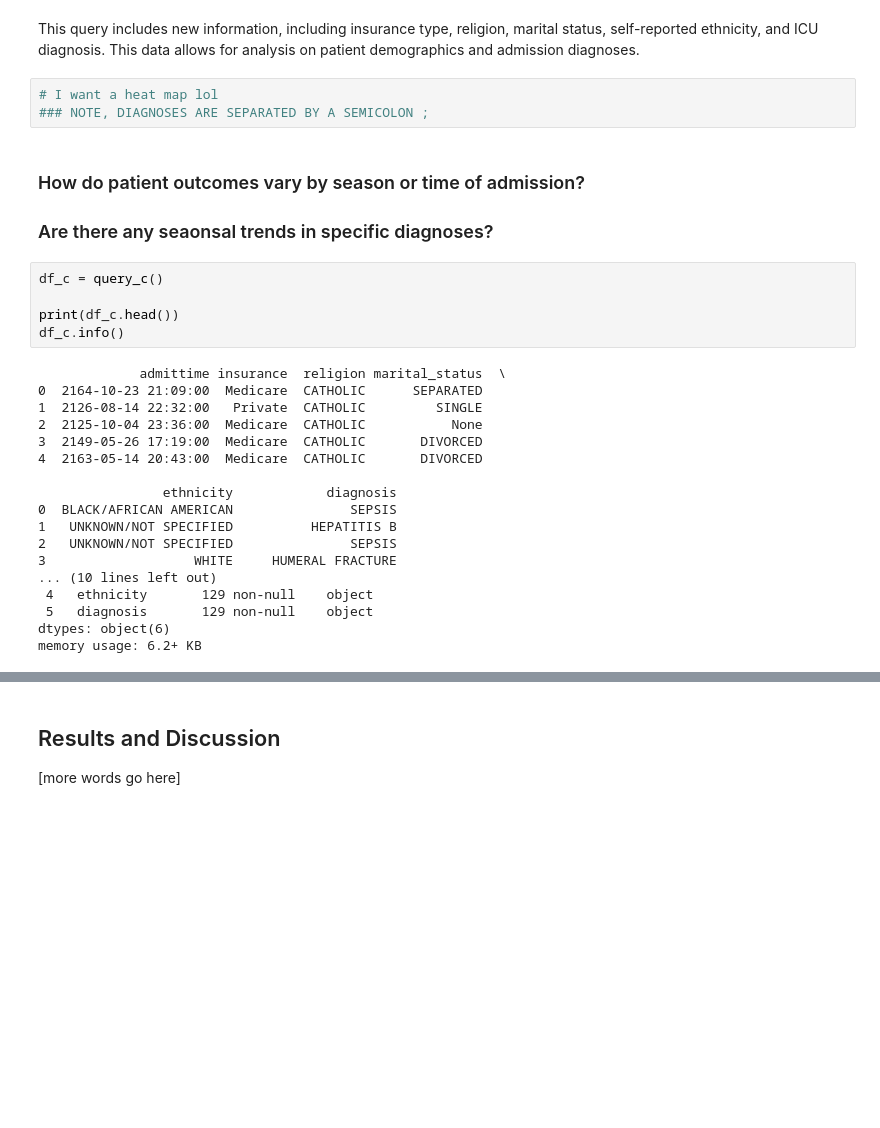
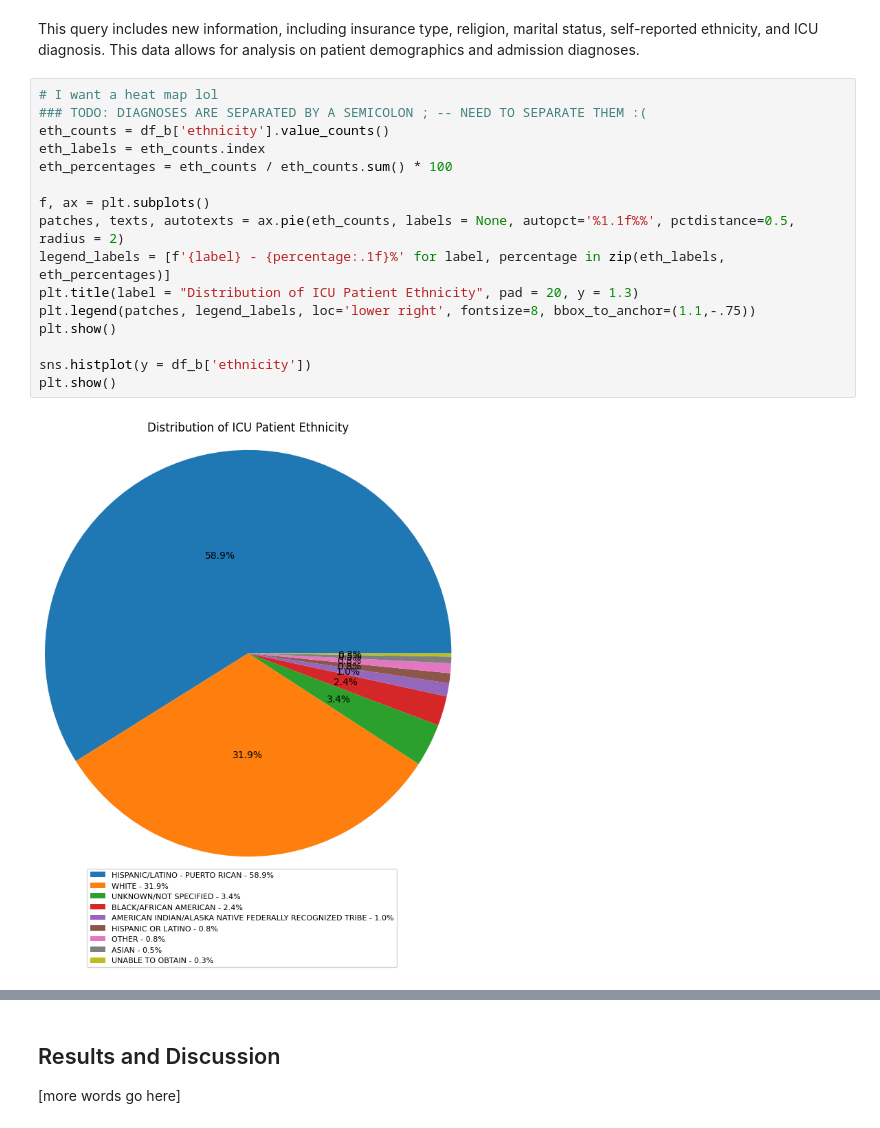
Before and after one commit to punstack/Health-Care-Analytics, a Jupyter notebook: eda.ipynb, the cells around one changed output, grey strips where cells are left out. Saved outputs shown, nothing was run; the diff lists cells and outputs as text; blank space fills up the shorter version.

Commit message:
Updated more graphs in query 2

```diff
--- a/eda.ipynb
+++ b/eda.ipynb
@@ -162,32 +165,21 @@ dtypes: category(1), float64(2), int64(2), object(6)
 memory usage: 30.5+ KB
 # %% [markdown]
 This query includes new information, including insurance type, religion, marital status, self-reported ethnicity, and ICU diagnosis. This data allows for analysis on patient demographics and admission diagnoses.
-# %%
-# I want a heat map lol
-### NOTE, DIAGNOSES ARE SEPARATED BY A SEMICOLON ;
-# %% [markdown]
-### How do patient outcomes vary by season or time of admission?
-### Are there any seaonsal trends in specific diagnoses?
-# %%
-df_c = query_c()
-
-print(df_c.head())
-df_c.info()
-# %% [output]
-             admittime insurance  religion marital_status  \
-0  2164-10-23 21:09:00  Medicare  CATHOLIC      SEPARATED
-1  2126-08-14 22:32:00   Private  CATHOLIC         SINGLE
-2  2125-10-04 23:36:00  Medicare  CATHOLIC           None
-3  2149-05-26 17:19:00  Medicare  CATHOLIC       DIVORCED
-4  2163-05-14 20:43:00  Medicare  CATHOLIC       DIVORCED
-
-                ethnicity            diagnosis
-0  BLACK/AFRICAN AMERICAN               SEPSIS
-1   UNKNOWN/NOT SPECIFIED          HEPATITIS B
-2   UNKNOWN/NOT SPECIFIED               SEPSIS
-3                   WHITE     HUMERAL FRACTURE
-... (10 lines left out)
- 4   ethnicity       129 non-null    object
- 5   diagnosis       129 non-null    object
-dtypes: object(6)
-memory usage: 6.2+ KB
+# %%
+# I want a heat map lol
+### TODO: DIAGNOSES ARE SEPARATED BY A SEMICOLON ; -- NEED TO SEPARATE THEM :(
+eth_counts = df_b['ethnicity'].value_counts()
+eth_labels = eth_counts.index
+eth_percentages = eth_counts / eth_counts.sum() * 100
+
+f, ax = plt.subplots()
+patches, texts, autotexts = ax.pie(eth_counts, labels = None, autopct='%1.1f%%', pctdistance=0.5, radius = 2)
+legend_labels = [f'{label} - {percentage:.1f}%' for label, percentage in zip(eth_labels, eth_percentages)]
+plt.title(label = "Distribution of ICU Patient Ethnicity", pad = 20, y = 1.3)
+plt.legend(patches, legend_labels, loc='lower right', fontsize=8, bbox_to_anchor=(1.1,-.75))
+plt.show()
+
+sns.histplot(y = df_b['ethnicity'])
+plt.show()
+# %% [output]
+[figure, added]
```
Also changed, not shown: parts of 28 cells of this notebook, 1 other file.
